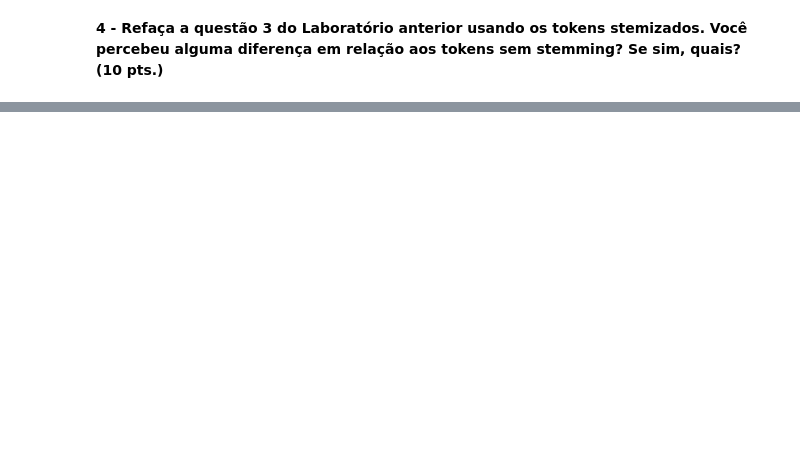
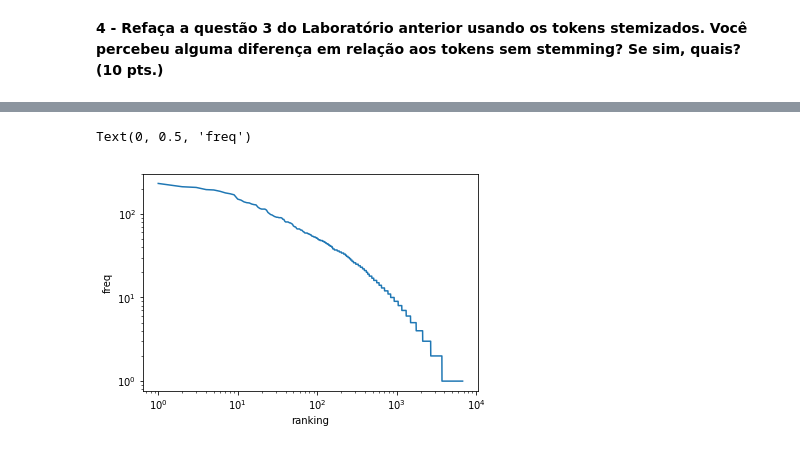
Before and after one commit to PedroGuedesBraga/ri_lab_03, a Jupyter notebook: lab_3_ri.ipynb, the cells around one changed output, grey strips where cells are left out. Drawn from its saved outputs; the diff is of its cells as text; code cells hidden in the pictures; blank space fills up the shorter version.

```diff
--- a/lab_3_ri.ipynb
+++ b/lab_3_ri.ipynb
@@ -262,0 +257,27 @@ Text(0, 0.5, 'freq')
+# %%
+freq = [v for (k,v) in sorted_d] # Lista de frequencias
+ranking_list = [x+1 for x in range(len(freq))]
+
+# Retorna vocabulario com tokens "stemizados". O vocabulario seria um dicionario com chave=token_stemizado e valor o numero de ocorrencias
+def return_new_stemmed_vocabulary():
+  stemmed_vocab = {}
+  for key, value in sorted_d:
+    if(stemmer.stem(key) not in stemmed_vocab):
+      stemmed_vocab[stemmer.stem(key)] = value
+    else:
+      stemmed_vocab[stemmer.stem(key)] = stemmed_vocab[stemmer.stem(key)] + value
+  return stemmed_vocab
+
+stemmed_vocabulary = return_new_stemmed_vocabulary()
+sorted_vocab = sorted(stemmed_vocabulary.items(), key=operator.itemgetter(1), reverse = True)
+stemmed_freq = [v for (k,v) in sorted_vocab]
+stemmed_ranking = [x+1 for x in range(len(stemmed_freq))]
+
+pyplot.plot(stemmed_ranking, stemmed_freq)
+pyplot.xscale('log')
+pyplot.yscale('log')
+pyplot.xlabel('ranking')
+pyplot.ylabel('freq')
+# %% [output]
+Text(0, 0.5, 'freq')
+[figure, added]
```
Also changed, not shown: parts of 5 cells of this notebook.
